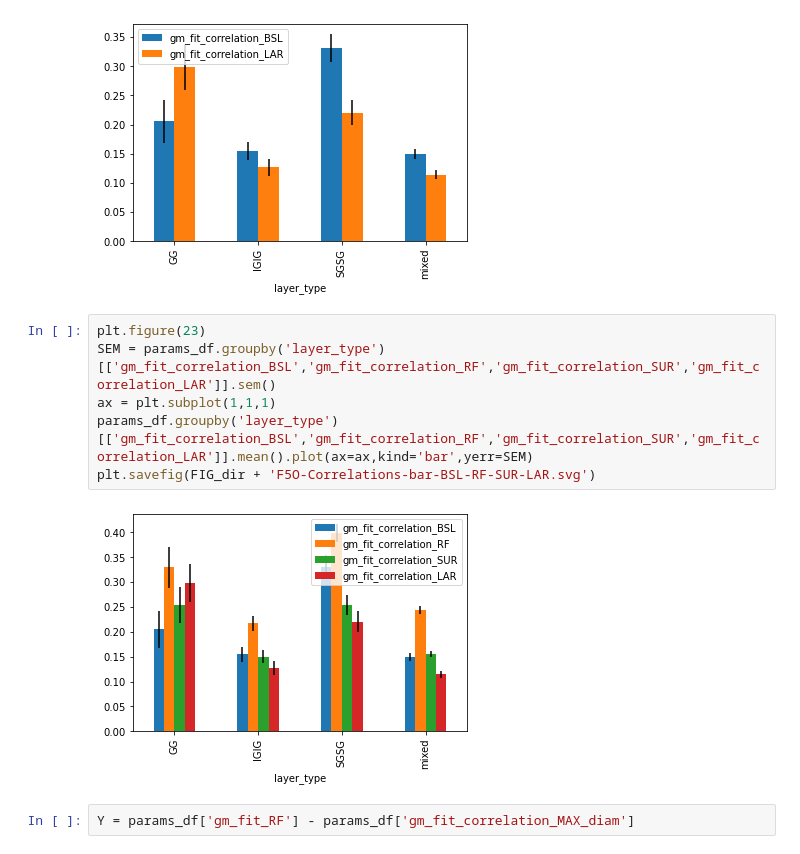
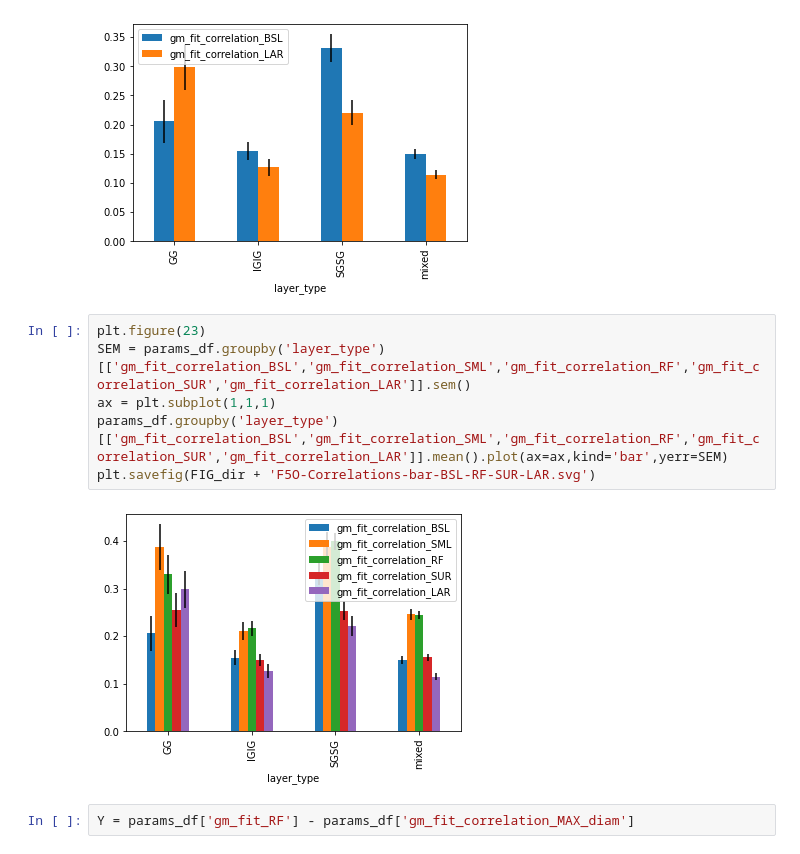
Before and after one commit to nurminenlab/variability-sizetuning-analysis, a Jupyter notebook: notebooks/correlation-notebook-2022-01-20.ipynb, the cells around one changed output. Cells and saved outputs as stored; diff of their text form.

```diff
--- a/notebooks/correlation-notebook-2022-01-20.ipynb
+++ b/notebooks/correlation-notebook-2022-01-20.ipynb
@@ -467,12 +470,12 @@ dtype: object
 [figure]
 # %%
 plt.figure(23)
-SEM = params_df.groupby('layer_type')[['gm_fit_correlation_BSL','gm_fit_correlation_RF','gm_fit_correlation_SUR','gm_fit_correlation_LAR']].sem()
+SEM = params_df.groupby('layer_type')[['gm_fit_correlation_BSL','gm_fit_correlation_SML','gm_fit_correlation_RF','gm_fit_correlation_SUR','gm_fit_correlation_LAR']].sem()
 ax = plt.subplot(1,1,1)
-params_df.groupby('layer_type')[['gm_fit_correlation_BSL','gm_fit_correlation_RF','gm_fit_correlation_SUR','gm_fit_correlation_LAR']].mean().plot(ax=ax,kind='bar',yerr=SEM)
+params_df.groupby('layer_type')[['gm_fit_correlation_BSL','gm_fit_correlation_SML','gm_fit_correlation_RF','gm_fit_correlation_SUR','gm_fit_correlation_LAR']].mean().plot(ax=ax,kind='bar',yerr=SEM)
 plt.savefig(FIG_dir + 'F5O-Correlations-bar-BSL-RF-SUR-LAR.svg')
 # %% [output]
-[figure, old version]
+[figure, new version]
 # %%
 Y = params_df['gm_fit_RF'] - params_df['gm_fit_correlation_MAX_diam']
 # %%
```
Also changed, not shown: parts of 5 cells of this notebook, 1 other file.
